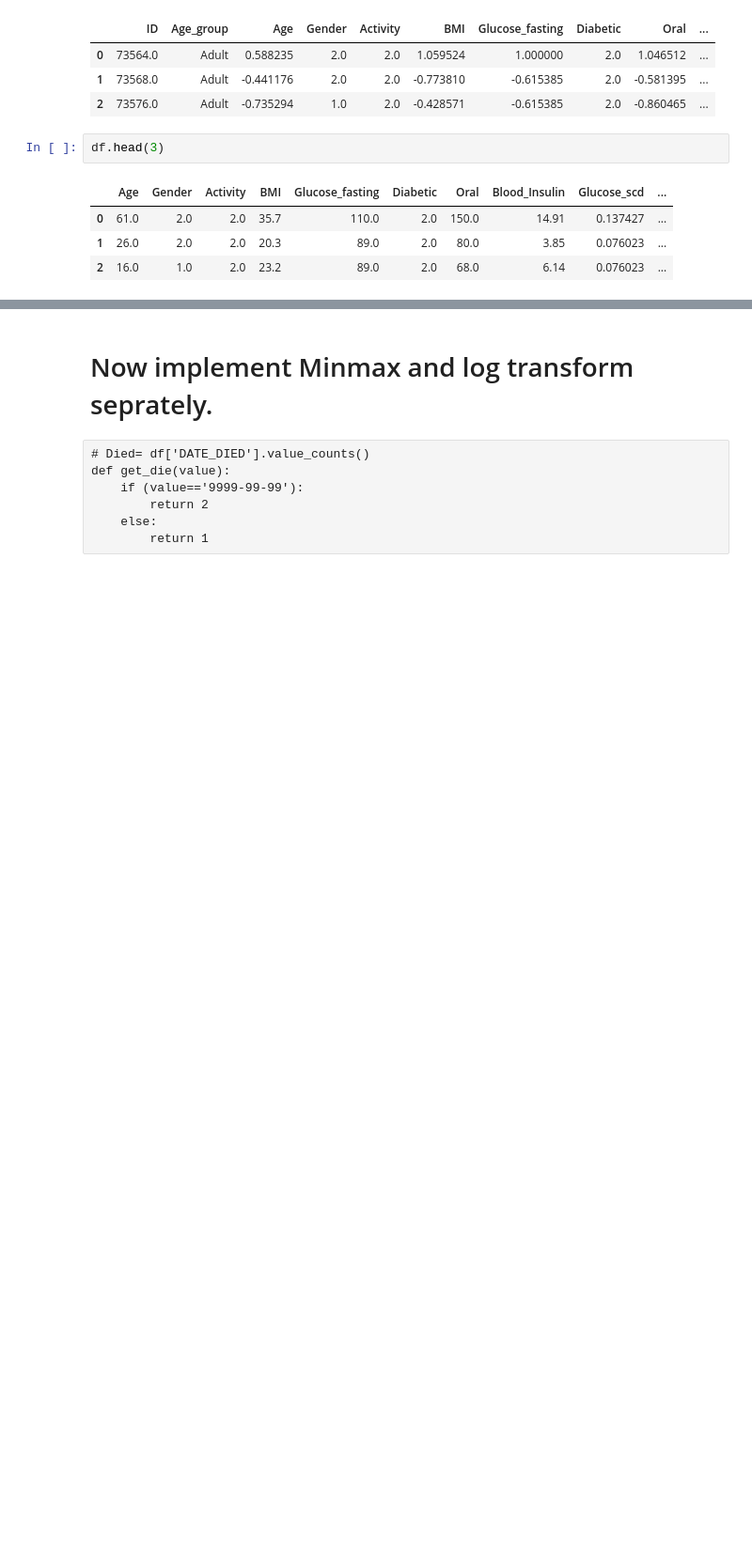
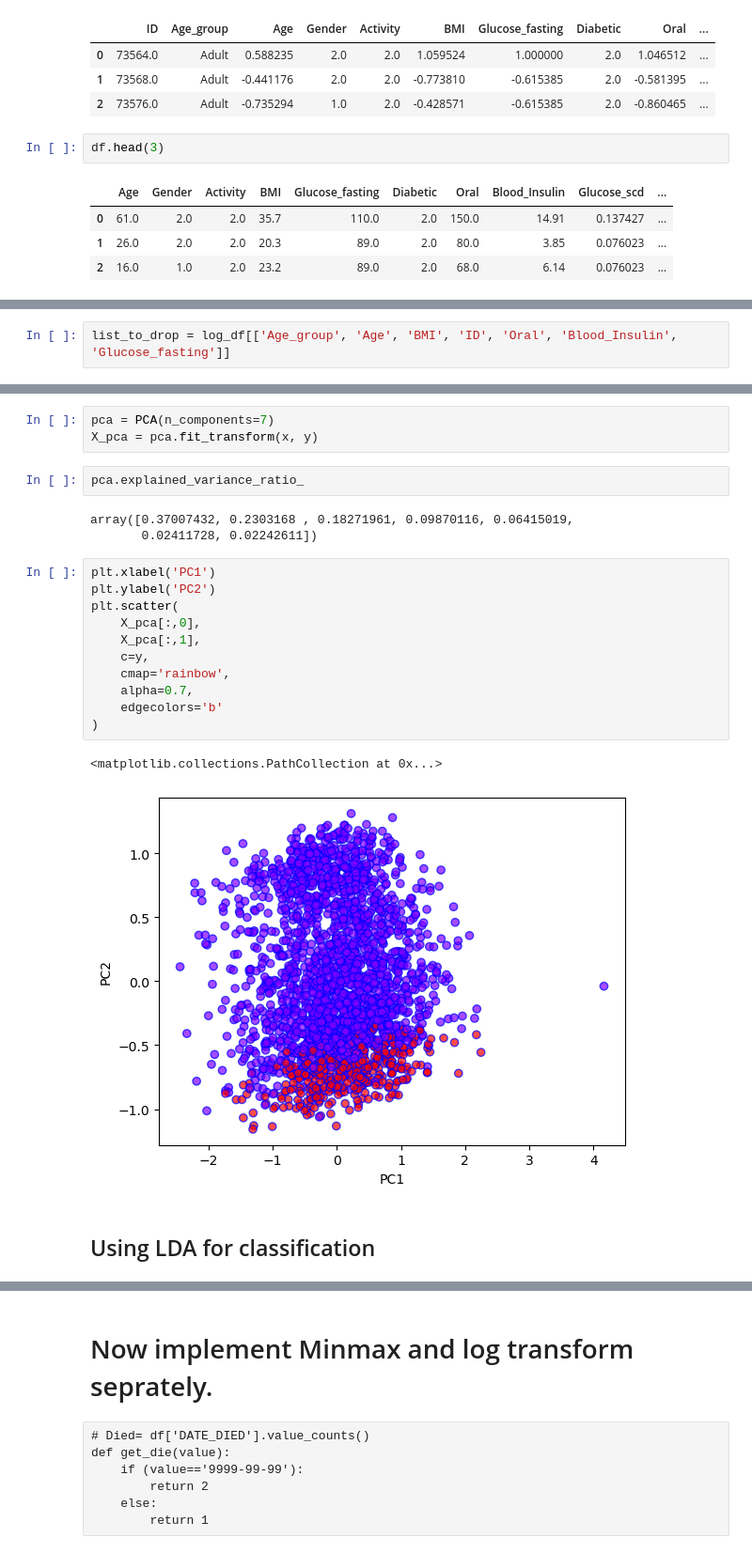
Before and after one commit to Ayomide-ola/Health-analysis, a Jupyter notebook: Integrated_CA .ipynb, the cells around one changed output, grey strips where cells are left out. Shown at 94% size. Drawn from its saved outputs; the diff is of its cells as text; blank space fills up the shorter version.

```diff
--- a/Integrated_CA .ipynb
+++ b/Integrated_CA .ipynb
@@ -1014,0 +1044,2 @@ df.head(3)
+# %%
+list_to_drop = log_df[['Age_group', 'Age', 'BMI', 'ID', 'Oral', 'Blood_Insulin', 'Glucose_fasting']]
@@ -1014,0 +1107,24 @@ df.head(3)
+# %%
+pca = PCA(n_components=7)
+X_pca = pca.fit_transform(x, y)
+# %%
+pca.explained_variance_ratio_
+# %% [output]
+array([0.37007432, 0.2303168 , 0.18271961, 0.09870116, 0.06415019,
+       0.02411728, 0.02242611])
+# %%
+plt.xlabel('PC1')
+plt.ylabel('PC2')
+plt.scatter(
+    X_pca[:,0],
+    X_pca[:,1],
+    c=y,
+    cmap='rainbow',
+    alpha=0.7,
+    edgecolors='b'
+)
+# %% [output]
+<matplotlib.collections.PathCollection at 0x...>
+[figure, added]
+# %% [markdown]
+## Using LDA for classification
```
Also changed, not shown: parts of 71 cells of this notebook.
